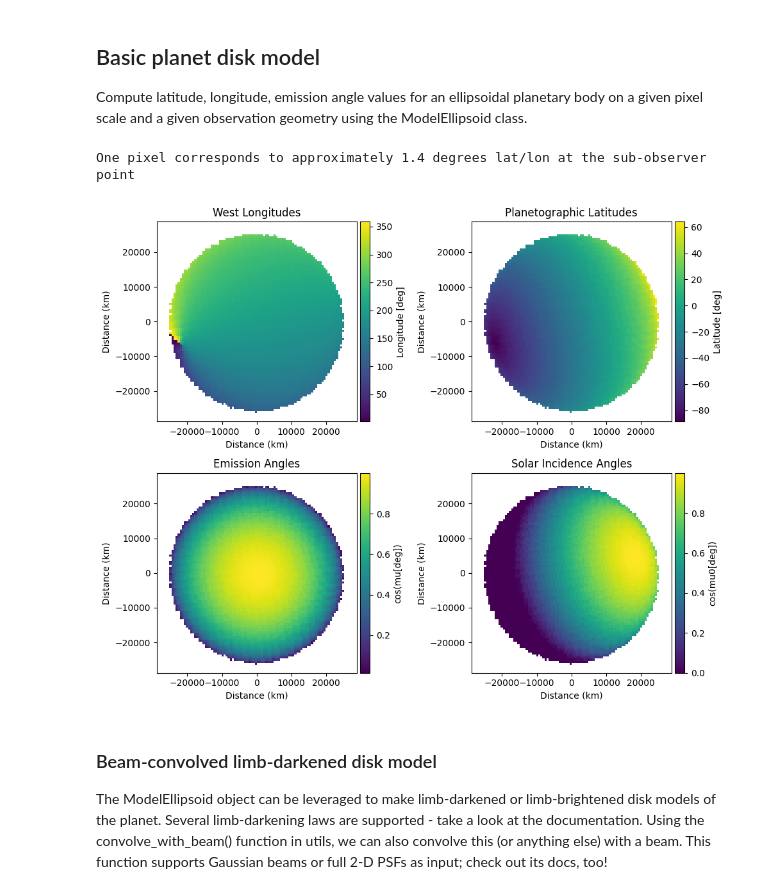
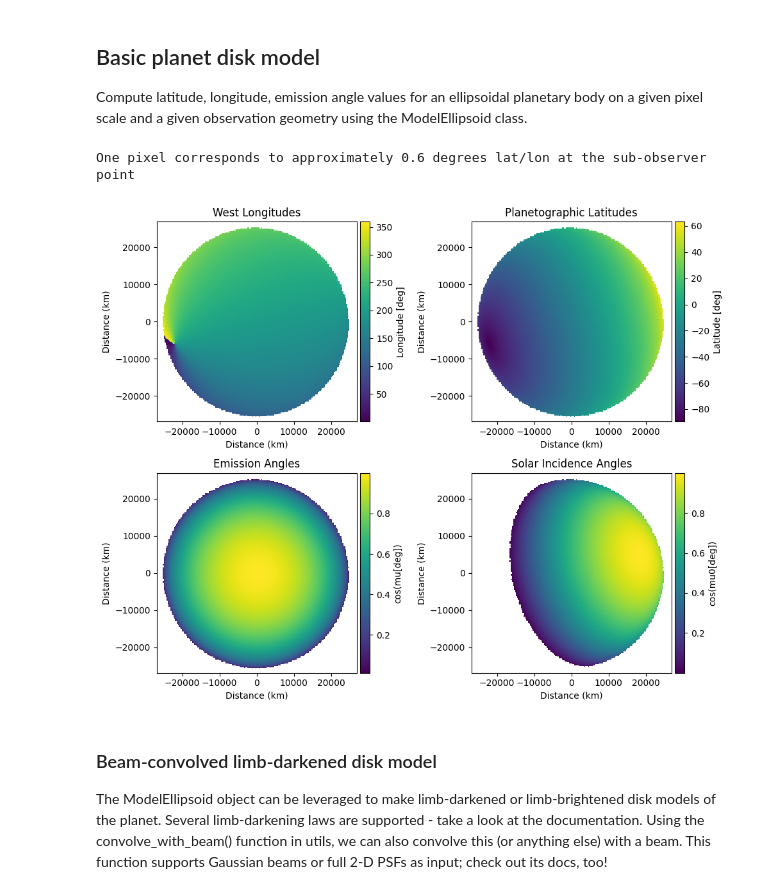
Before and after one commit to emolter/pylanetary, a Jupyter notebook: docs/nav-tutorial.ipynb, the cells around one changed output. Saved outputs shown, nothing was run; the diff lists cells and outputs as text; code cells hidden in the pictures.

```diff
--- a/docs/nav-tutorial.ipynb
+++ b/docs/nav-tutorial.ipynb
@@ -19,7 +19,7 @@ Compute latitude, longitude, emission angle values for an ellipsoidal planetary
 ## user-defined inputs
 ob_lon = 200 #degrees
 ob_lat = -25 #degrees
-pixscale_km = 600
+pixscale_km = 251
 np_ang = 285 #degrees
 req = 25560 #km
 rpol = 24970 #km
@@ -33,35 +33,35 @@ ellipsoid = ModelEllipsoid(ob_lon, ob_lat, pixscale_km, np_ang, req, rpol, sun_l
 shape = ellipsoid.lon_w.shape
 deg_per_px = ellipsoid.deg_per_px
 print(f'One pixel corresponds to approximately {deg_per_px:.1f} degrees lat/lon at the sub-observer point')
 
 # plot it
 extent = (-pixscale_km*shape[0]/2, pixscale_km*shape[0]/2, -pixscale_km*shape[1]/2, pixscale_km*shape[1]/2)
 fig, ((ax0, ax1),(ax2, ax3)) = plt.subplots(2,2, figsize = (10, 8))
 
 im0 = ax0.imshow(ellipsoid.lon_w, origin = 'lower', extent=extent)
 ax0.set_title('West Longitudes')
 im1 = ax1.imshow(ellipsoid.lat_g, origin = 'lower', extent=extent)
 ax1.set_title('Planetographic Latitudes')
 im2 = ax2.imshow(ellipsoid.mu, origin = 'lower', extent=extent)
 ax2.set_title('Emission Angles')
 im3 = ax3.imshow(ellipsoid.mu0, origin = 'lower', extent=extent)
 ax3.set_title('Solar Incidence Angles')
 
 ims = [im0, im1, im2, im3]
 labels = ['Longitude [deg]', 'Latitude [deg]', 'cos(mu[deg])', 'cos(mu0[deg])']
 for i, ax in enumerate([ax0, ax1, ax2, ax3]):
     ax.set_xlabel('Distance (km)')
     ax.set_ylabel('Distance (km)')
     divider = make_axes_locatable(ax)
     cax = divider.append_axes('right', size='5%', pad=0.05)
     fig.colorbar(ims[i], cax=cax, orientation='vertical', label=labels[i])
 
 plt.tight_layout()
 plt.show()
 plt.close()
 # %% [output]
-One pixel corresponds to approximately 1.4 degrees lat/lon at the sub-observer point
+One pixel corresponds to approximately 0.6 degrees lat/lon at the sub-observer point
-[figure, old version]
+[figure, new version]
 # %% [markdown]
 ### Beam-convolved limb-darkened disk model
 
```
Also changed, not shown: parts of 7 cells of this notebook, 20 other files.
